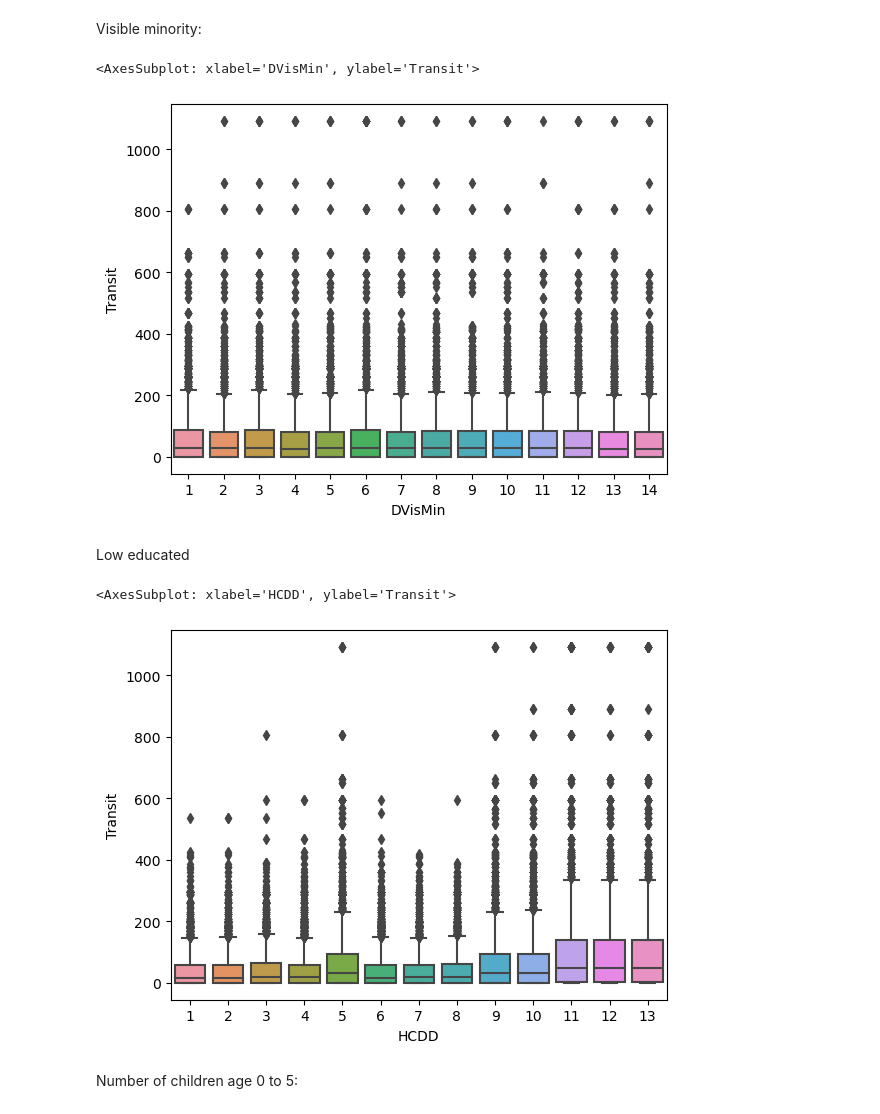
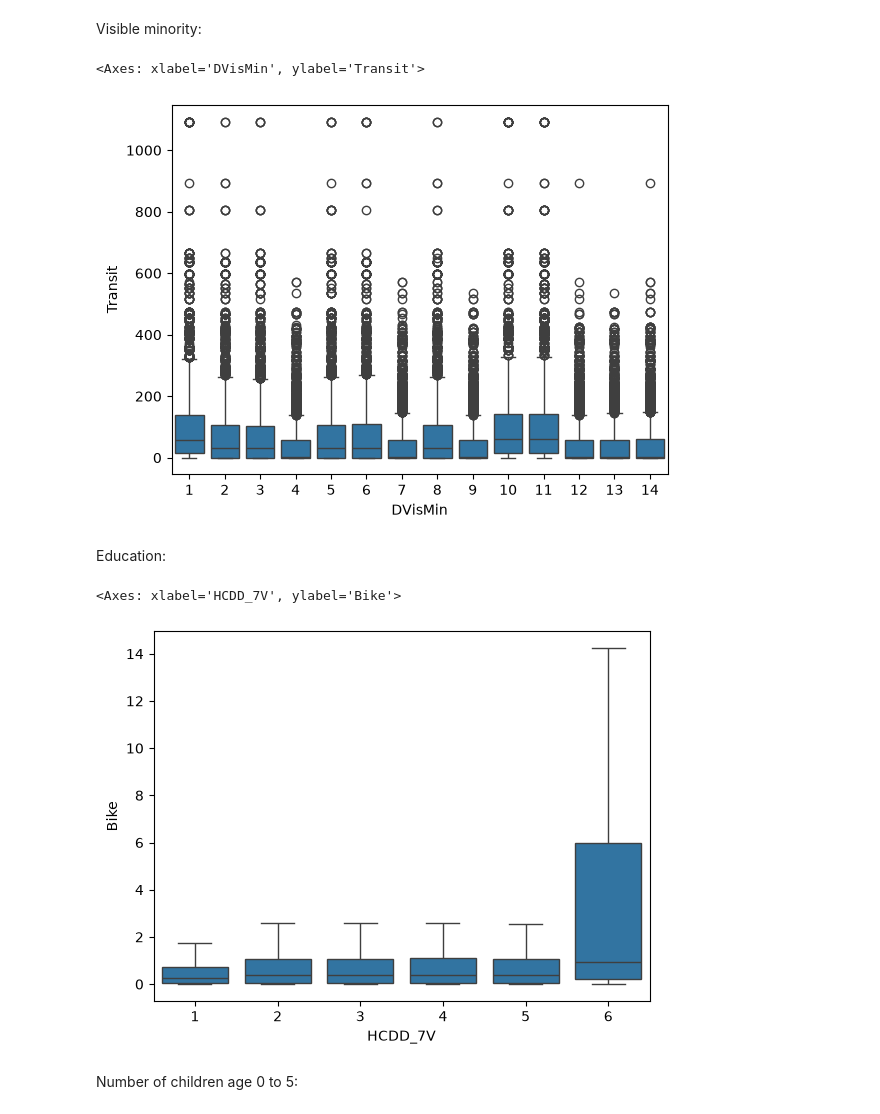
Before and after one commit to dias-bruno/CommuteCA, a Jupyter notebook: data-raw/make-data/01_test_data/02-Census-Test-Data-Toronto.ipynb, the cells around one changed output. Drawn from its saved outputs; the diff is of its cells as text; code cells hidden in the pictures.

Commit message:
Adding variables in the test data for the regression model template

```diff
--- a/data-raw/make-data/01_test_data/02-Census-Test-Data-Toronto.ipynb
+++ b/data-raw/make-data/01_test_data/02-Census-Test-Data-Toronto.ipynb
@@ -363,12 +354,12 @@ Mob5 - Mobility 5 : Mobility Status - Place of residence 5 years ago
 values = [-3, 2, 5, 6, 14]
 probs = [0.005, 0.15, 0.05, 0.7, 0.095]
 
-census_GTAH_sa['Mob5'] = np.random.choice(values, size=len(census_GTAH_sa), p=probs)
+census_toronto_sa['Mob5'] = np.random.choice(values, size=len(census_toronto_sa), p=probs)
 # %% [markdown]
 Immigration period:
 # %%
-centered = census_GTAH_sa['Transit'] - census_GTAH_sa['Transit'].median()
+centered = census_toronto_sa['SA_i'] - census_toronto_sa['SA_i'].median()
 prob_gender_1 = 1 - expit(centered * 0.005)
-census_GTAH_sa['PerImmA'] = np.random.binomial(1, prob_gender_1) + 1
-census_GTAH_sa.loc[census_GTAH_sa['PerImmA'] == 2, 'PerImmA'] = 10
+census_toronto_sa['PerImmA'] = np.random.binomial(1, prob_gender_1) + 1
+census_toronto_sa.loc[census_toronto_sa['PerImmA'] == 2, 'PerImmA'] = 10
 # %%
@@ -379,7 +370,7 @@ sns.boxplot(data=census_GTAH_sa, x='PerImmA', y='Transit')
 # %% [markdown]
 Visible minority:
 # %%
-centered = census_GTAH_sa['Bike'] - census_GTAH_sa['Bike'].mean()
+centered = census_toronto_sa['SA_i'] - census_toronto_sa['SA_i'].mean()
 
 scale = 0.0065
 
@@ -396,7 +387,7 @@ all_groups = high_SA_groups + low_SA_groups + mixed_groups
 
 prob_matrix = []
 
-for i in range(len(census_GTAH_sa)):
+for i in range(len(census_toronto_sa)):
     row_probs = []
     for group in all_groups:
         if group in high_SA_groups:
@@ -412,33 +403,33 @@ for i in range(len(census_GTAH_sa)):
 
 DVisMin = [np.random.choice(all_groups, p=probs) for probs in prob_matrix]
 
-census_GTAH_sa['DVisMin'] = DVisMin
+census_toronto_sa['DVisMin'] = DVisMin
 # %%
-sns.boxplot(data=census_GTAH_sa, x='DVisMin', y='Transit')
+sns.boxplot(data=census_toronto_sa, x='DVisMin', y='Transit')
 # %% [output]
-<AxesSubplot: xlabel='DVisMin', ylabel='Transit'>
+<Axes: xlabel='DVisMin', ylabel='Transit'>
-[figure, old version]
+[figure, new version]
-# %% [markdown]
-Low educated
+# %% [markdown]
+Education:
 # %%
-centered = census_GTAH_sa['Transit'] - census_GTAH_sa['Transit'].mean()
+centered = census_toronto_sa['Bike'] - census_toronto_sa['Bike'].mean()
 
-scale = 0.0065
+scale = 0.5
 
 high_prob = expit(centered * scale)
 low_prob = expit(-centered * scale)
 neutral_prob = np.full_like(high_prob, 0.5)
 
 
-high_SA_groups = [13,12,11]
-low_SA_groups = [1,2,3,4,6,7,8]
-mixed_groups = [9,10,5]
+high_SA_groups = [6]
+low_SA_groups = [1]
+mixed_groups = [2,5,4,3]
 
 all_groups = high_SA_groups + low_SA_groups + mixed_groups
 
 prob_matrix = []
 
-for i in range(len(census_GTAH_sa)):
+for i in range(len(census_toronto_sa)):
     row_probs = []
     for group in all_groups:
         if group in high_SA_groups:
@@ -452,14 +443,14 @@ for i in range(len(census_GTAH_sa)):
     row_probs /= row_probs.sum()
     prob_matrix.append(row_probs)
 
-HCDD = [np.random.choice(all_groups, p=probs) for probs in prob_matrix]
+HCDD_7V = [np.random.choice(all_groups, p=probs) for probs in prob_matrix]
 
-census_GTAH_sa['HCDD'] = HCDD
+census_toronto_sa['HCDD_7V'] = HCDD_7V
 # %%
-sns.boxplot(data=census_GTAH_sa, x='HCDD', y='Transit')
+sns.boxplot(data=census_toronto_sa, x='HCDD_7V', y='Bike', showfliers=False)
 # %% [output]
-<AxesSubplot: xlabel='HCDD', ylabel='Transit'>
+<Axes: xlabel='HCDD_7V', ylabel='Bike'>
-[figure, old version]
+[figure, new version]
 # %% [markdown]
 Number of children age 0 to 5:
 # %%
```
Also changed, not shown: parts of 81 cells of this notebook, 5 other files.
